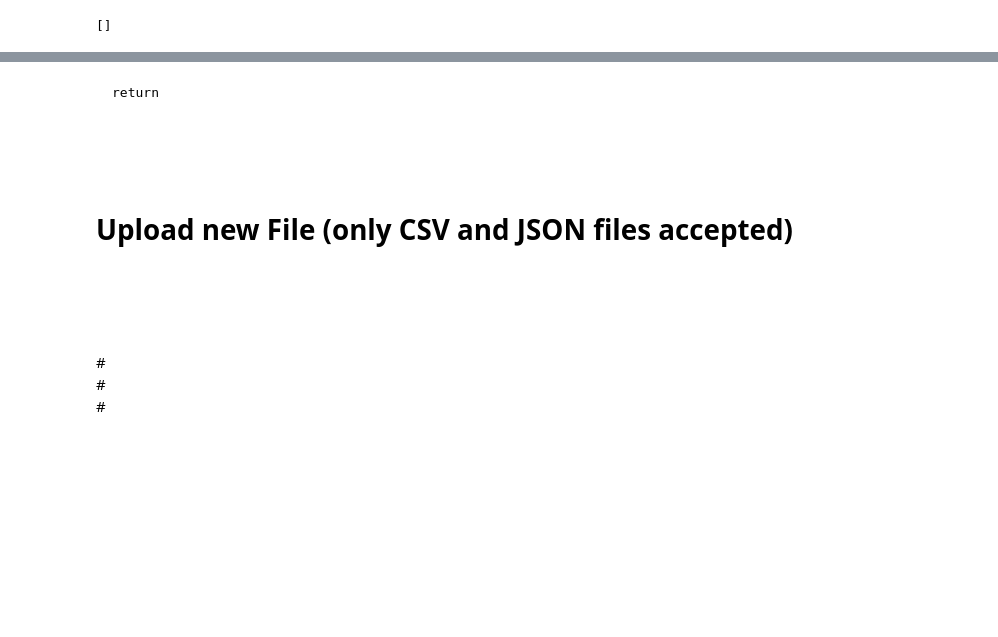
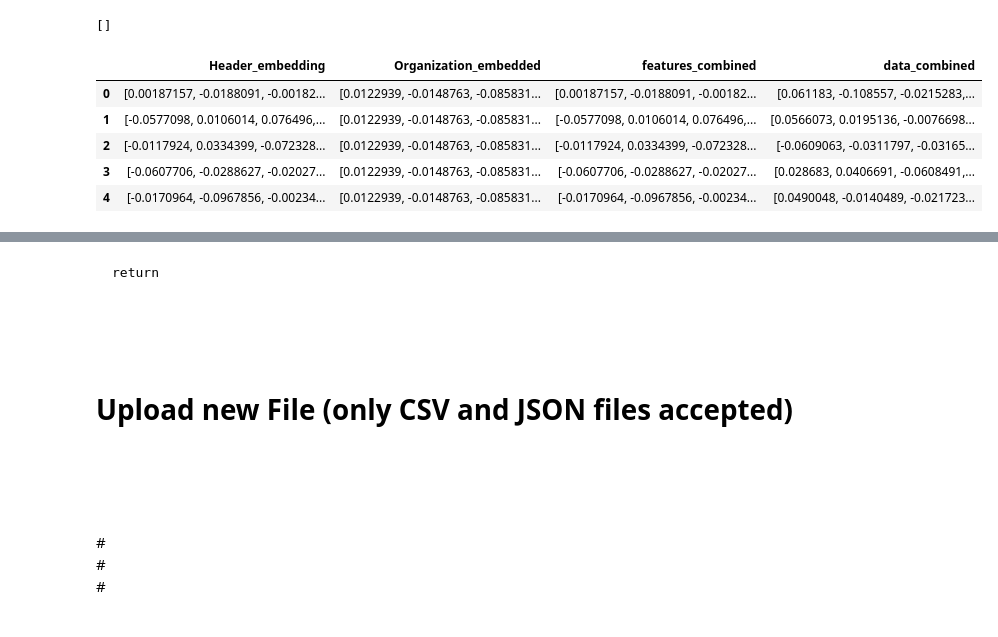
Before and after one commit to humanitarian-data-collaboration/hxl-tag-api, a Jupyter notebook: api/server.ipynb, the cells around one changed output, grey strips where cells are left out. Drawn from its saved outputs; the diff is of its cells as text; code cells hidden in the pictures; blank space fills up the shorter version.

```diff
--- a/api/server.ipynb
+++ b/api/server.ipynb
@@ -98,7 +98,7 @@ def preprocess(pandas_dataset, df_target):
         except:
             raise Exception("Error: arguments not matched")
     df_result = transform_vectorizers(df_target)
-    return df_result, empty_cols
+    return df_target, df_result, empty_cols
 # %%
 def transform_vectorizers(df_target):
     number_of_data_point_to_vectorize = 7
@@ -177,7 +177,7 @@ def generate_n_grams(data_lst, n):
     #make sure that n_grams 'refresh' when a new dataset is encountered!!!!
     return list(ngrams(cleaned, n))
 # %%
-input_dataset = pd.read_csv('test_files/palestine.csv', encoding = "ISO-8859-1", na_values=['nan',' nan'])
+input_dataset = pd.read_csv('test_files/fts_incoming_funding_tgo.csv', encoding = "ISO-8859-1", na_values=['nan',' nan'])
 input_headers = input_dataset.columns.values
 # input_dataset = input_dataset.rename(columns=input_dataset.iloc[0]).drop(input_dataset.index[0])
 # %%
@@ -192,9 +192,18 @@ input_dataset.head()
 # %%
 # process the untagged dataset
-processed_dataset, empty_cols = preprocess(input_dataset,
+raw, processed_dataset, empty_cols = preprocess(input_dataset,
                                pd.DataFrame(columns=['Header','Data','Relative Column Position','Organization','Index']))
 # %% [output]
 []
+# %%
+processed_dataset.head()
+# %% [output]
+|  | Header_embedding | Organization_embedded | features_combined | data_combined |
+| 0 | [0.00187157, -0.0188091, -0.00182... | [0.0122939, -0.0148763, -0.085831... | [0.00187157, -0.0188091, -0.00182... | [0.061183, -0.108557, -0.0215283,... |
+| 1 | [-0.0577098, 0.0106014, 0.076496,... | [0.0122939, -0.0148763, -0.085831... | [-0.0577098, 0.0106014, 0.076496,... | [0.0566073, 0.0195136, -0.0076698... |
+| 2 | [-0.0117924, 0.0334399, -0.072328... | [0.0122939, -0.0148763, -0.085831... | [-0.0117924, 0.0334399, -0.072328... | [-0.0609063, -0.0311797, -0.03165... |
+| 3 | [-0.0607706, -0.0288627, -0.02027... | [0.0122939, -0.0148763, -0.085831... | [-0.0607706, -0.0288627, -0.02027... | [0.028683, 0.0406691, -0.0608491,... |
+| 4 | [-0.0170964, -0.0967856, -0.00234... | [0.0122939, -0.0148763, -0.085831... | [-0.0170964, -0.0967856, -0.00234... | [0.0490048, -0.0140489, -0.021723... |
 # %%
 na = []
 for i in range(len(processed_dataset)):
```
Also changed, not shown: parts of 12 cells of this notebook, 5 other files.
